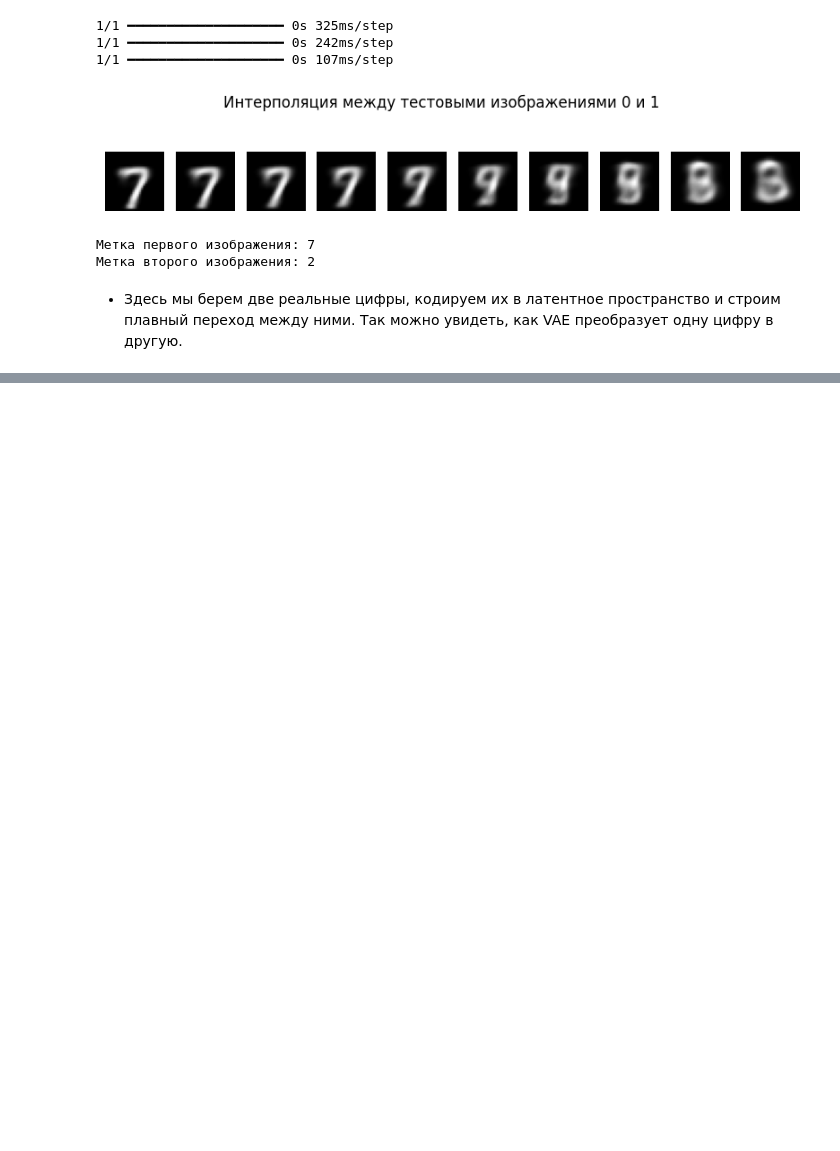
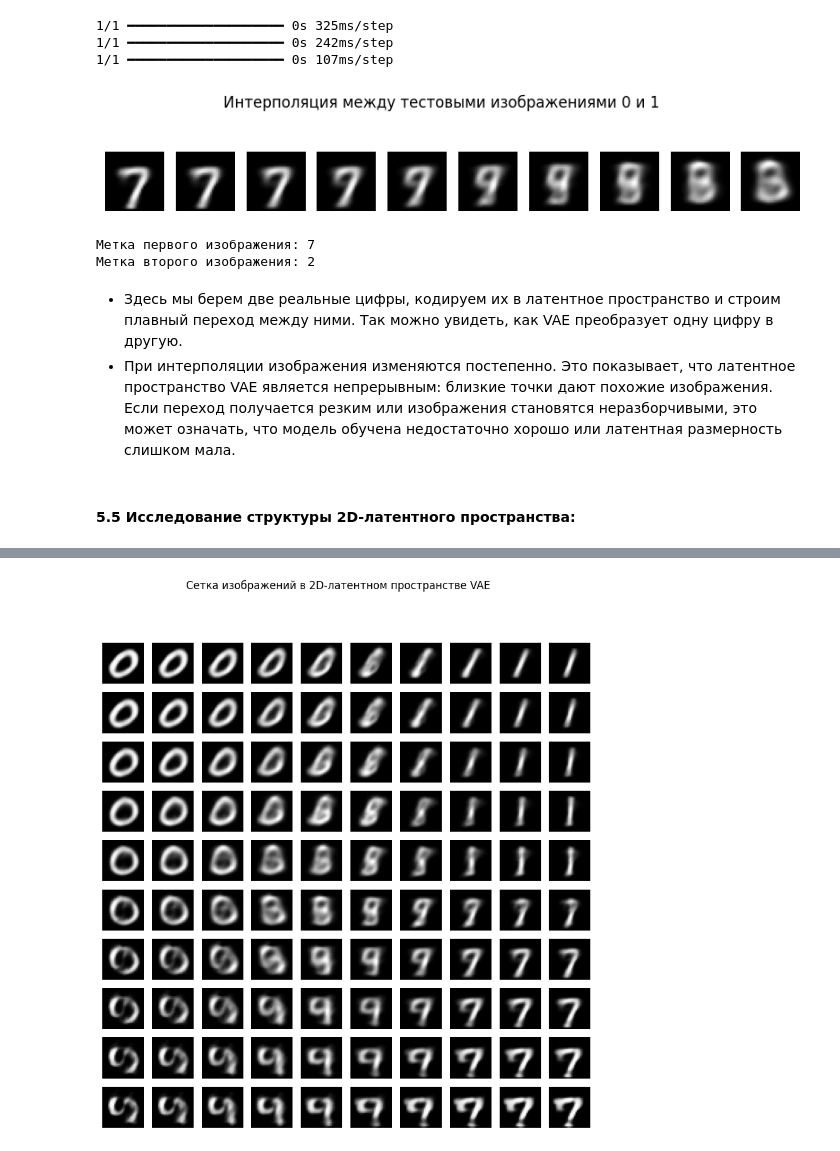
Before and after one commit to tarasovEgor/DeepLearningKurs, a Jupyter notebook: src/lab_4/VAE_lab_4.ipynb, the cells around one changed output, grey strips where cells are left out. Cells and saved outputs as stored; diff of their text form; code cells hidden in the pictures; blank space fills up the shorter version.

```diff
--- a/src/lab_4/VAE_lab_4.ipynb
+++ b/src/lab_4/VAE_lab_4.ipynb
@@ -1323,3 +1323,31 @@ print("Метка второго изображения:", y_test[index_b])
 Метка второго изображения: 2
 # %% [markdown]
 - Здесь мы берем две реальные цифры, кодируем их в латентное пространство и строим плавный переход между ними. Так можно увидеть, как VAE преобразует одну цифру в другую.
+- При интерполяции изображения изменяются постепенно. Это показывает, что латентное пространство VAE является непрерывным: близкие точки дают похожие изображения. Если переход получается резким или изображения становятся неразборчивыми, это может означать, что модель обучена недостаточно хорошо или латентная размерность слишком мала.
+# %% [markdown]
+#### 5.5 Исследование структуры 2D-латентного пространства:
+# %%
+# Сетка координат в латентном пространстве
+grid_size = 10
+
+grid_x = np.linspace(-3, 3, grid_size)
+grid_y = np.linspace(-3, 3, grid_size)
+
+latent_grid = np.array([[x, y] for y in grid_y for x in grid_x])
+
+print("Форма latent_grid:", latent_grid.shape)
+
+# Генерируем изображения для всех точек сетки
+grid_images = decoder.predict(latent_grid)
+
+# Визуализация сетки
+plt.figure(figsize=(10, 10))
+
+for i, img in enumerate(grid_images):
+    plt.subplot(grid_size, grid_size, i + 1)
+    plt.imshow(img.reshape(28, 28), cmap="gray")
+    plt.axis("off")
+
+plt.suptitle("Сетка изображений в 2D-латентном пространстве VAE")
+plt.show()
+# %% [output]
@@ -1325,0 +1356 @@ print("Метка второго изображения:", y_test[index_b])
+[figure, added]
```
Also changed, not shown: parts of 2 cells of this notebook.
